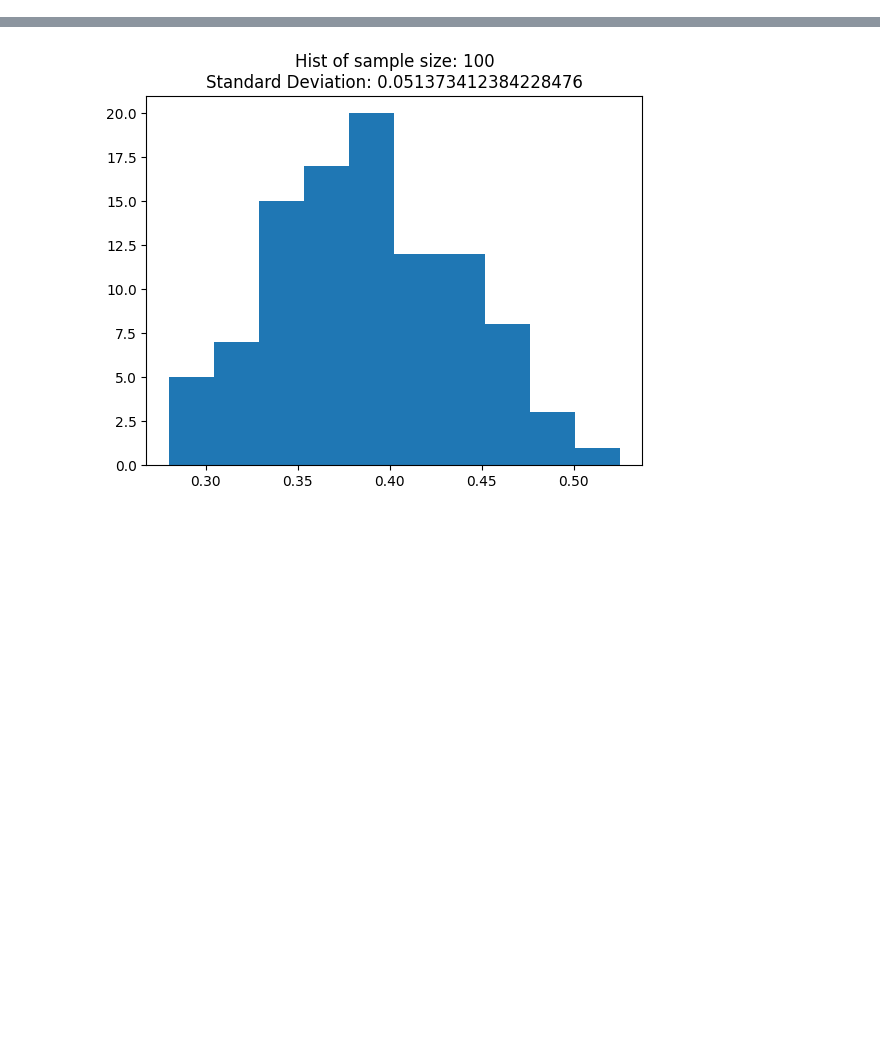
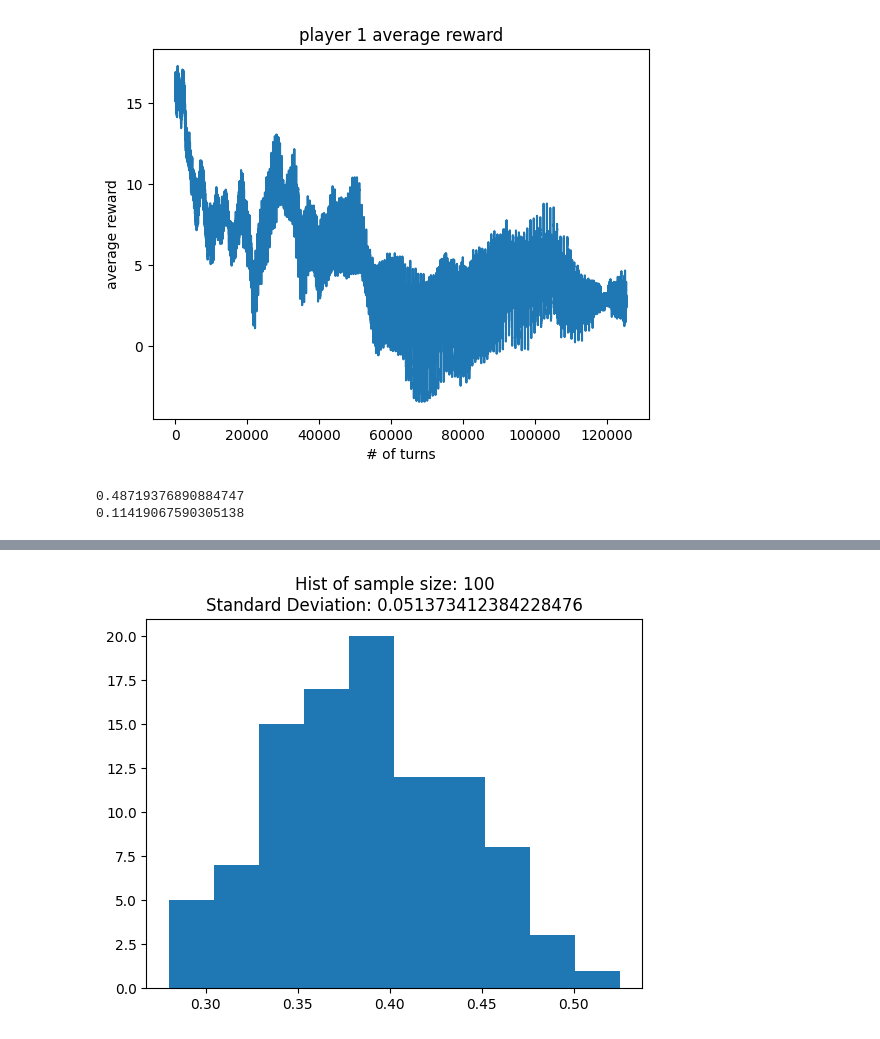
Before and after one commit to aidanholc/ReinforcementLearningFinalProject, a Jupyter notebook: environment.ipynb, the cells around one changed output, grey strips where cells are left out. Saved outputs shown, nothing was run; the diff lists cells and outputs as text; code cells hidden in the pictures; blank space fills up the shorter version.

```diff
--- a/environment.ipynb
+++ b/environment.ipynb
@@ -275,0 +733,4 @@ list(Card.parse('3dKc2d'))
+# %%
+dumb_rewards = list()
+for tup in agent_1_all_states:
+    dumb_rewards.append(tup['reward'])
@@ -275,0 +760,9 @@ list(Card.parse('3dKc2d'))
+# %%
+avg_dumb_rewards = get_conv_avg_reward(dumb_rewards, 1000)
+plt.plot(np.arange(len(avg_dumb_rewards)), avg_dumb_rewards)
+plt.title('player 1 average reward')
+plt.xlabel('# of turns')
+plt.ylabel('average reward')
+plt.show()
+# %% [output]
+[figure, added]
@@ -275,0 +781,6 @@ list(Card.parse('3dKc2d'))
+# %%
+print(np.mean(all_strengths))
+print(np.std(all_strengths))
+# %% [output]
+0.48719376890884747
+0.11419067590305138
```
Also changed, not shown: parts of 36 cells of this notebook, 1 other file.
